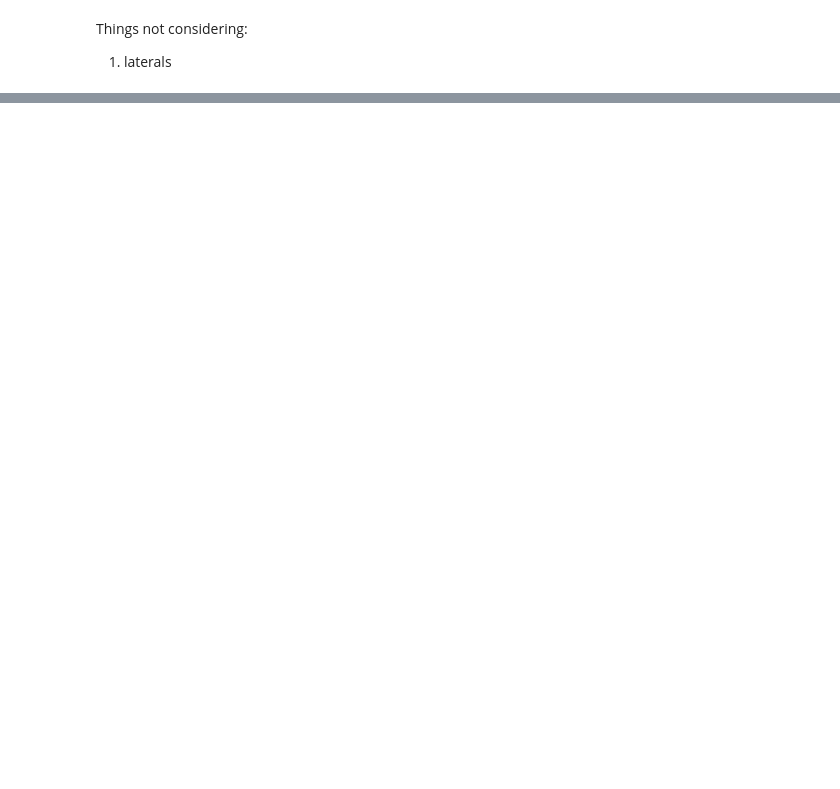
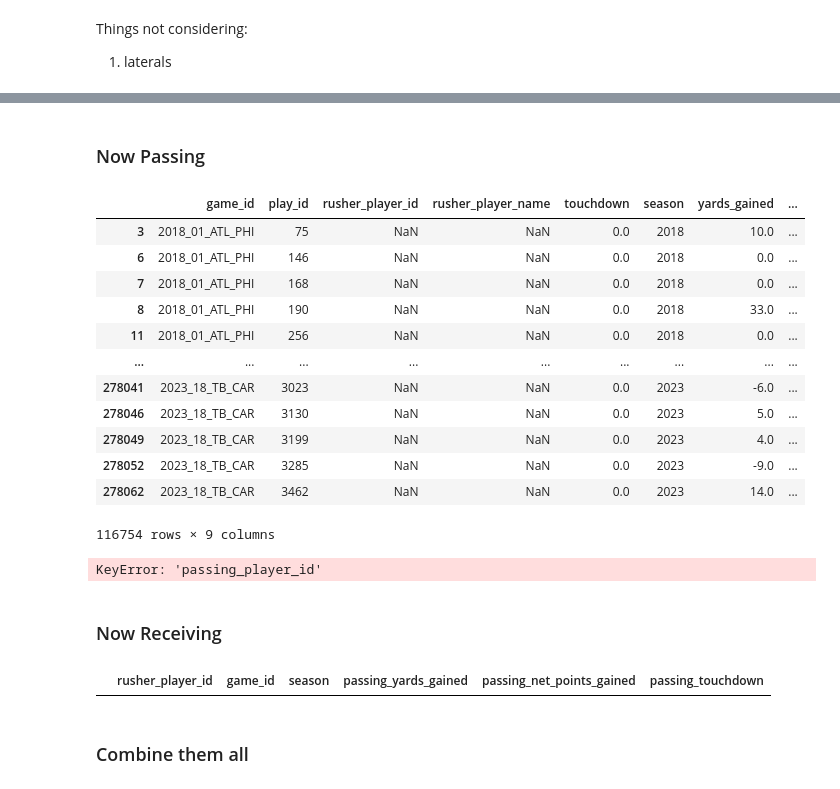
Before and after one commit to martin-nd/ff_2024, a Jupyter notebook: eda/eda-andrew.ipynb, the cells around one changed output, grey strips where cells are left out. Drawn from its saved outputs; the diff is of its cells as text; code cells hidden in the pictures; blank space fills up the shorter version.

```diff
--- a/eda/eda-andrew.ipynb
+++ b/eda/eda-andrew.ipynb
@@ -136,0 +120,29 @@ list(pbp_data.columns)
+# %%
+who_cares_the_others = ['QB','RB','WR','TE']
+# %%
+# 1.
+reg_season = pbp_data.loc[pbp_data.loc[:, 'season_type'] == 'REG']
+# %%
+# 2.
+rosters = pd.read_csv('../Data/2018-2023_rosters.csv')[['season',
+                                                        'position',
+                                                        'player_id']]
+
+# Passing
+passing_df = reg_season.merge(rosters.rename(columns={'player_id': 'passer_player_id',
+                                                            'position': 'passing_position'}), on=['season', 'passer_player_id'], how='left')
+
+passing_df = passing_df.loc[passing_df.passing_position.isin(who_cares_the_others), :]
+
+
+# Receiving
+receiving_df = reg_season.merge(rosters.rename(columns={'player_id': 'receiver_player_id',
+                                                             'position': 'receiving_position'}), on=['season', 'receiver_player_id'], how='left')
+
+receiving_df = receiving_df.loc[receiving_df.receiving_position.isin(who_cares_the_others), :]
+
+# Rushing
+rushing_df = reg_season.merge(rosters.rename(columns={'player_id': 'rusher_player_id',
+                                                      'position': 'rusher_position'}), on=['season', 'rusher_player_id'], how='left')
+
+rushing_df = rushing_df.loc[rushing_df.rusher_position.isin(who_cares_the_others), :]
@@ -136,0 +230,31 @@ list(pbp_data.columns)
+# %% [markdown]
+### Now Passing
+# %%
+passing_df_necessary_cols = passing_df.loc[:, ['game_id','play_id','rusher_player_id','rusher_player_name', 'touchdown',
+                                               'season','yards_gained','series_result','net_points_gained']]
+# %%
+passing_df_necessary_cols
+# %% [output]
+|  | game_id | play_id | rusher_player_id | rusher_player_name | touchdown | season | yards_gained | ... |
+| 3 | 2018_01_ATL_PHI | 75 | NaN | NaN | 0.0 | 2018 | 10.0 | ... |
+| 6 | 2018_01_ATL_PHI | 146 | NaN | NaN | 0.0 | 2018 | 0.0 | ... |
+| 7 | 2018_01_ATL_PHI | 168 | NaN | NaN | 0.0 | 2018 | 0.0 | ... |
+| 8 | 2018_01_ATL_PHI | 190 | NaN | NaN | 0.0 | 2018 | 33.0 | ... |
+| 11 | 2018_01_ATL_PHI | 256 | NaN | NaN | 0.0 | 2018 | 0.0 | ... |
+| ... | ... | ... | ... | ... | ... | ... | ... | ... |
+| 278041 | 2023_18_TB_CAR | 3023 | NaN | NaN | 0.0 | 2023 | -6.0 | ... |
+| 278046 | 2023_18_TB_CAR | 3130 | NaN | NaN | 0.0 | 2023 | 5.0 | ... |
+| 278049 | 2023_18_TB_CAR | 3199 | NaN | NaN | 0.0 | 2023 | 4.0 | ... |
+| 278052 | 2023_18_TB_CAR | 3285 | NaN | NaN | 0.0 | 2023 | -9.0 | ... |
+| 278062 | 2023_18_TB_CAR | 3462 | NaN | NaN | 0.0 | 2023 | 14.0 | ... |
+116754 rows × 9 columns
+# %%
+passing_game_agg = passing_df_necessary_cols.groupby(by=['passing_player_id','game_id','season']).agg({'yards_gained': 'sum',
+                                                                                                      'net_points_gained': 'sum',
+                                                                                                      'touchdown': 'sum'}).reset_index().rename(columns={'yards_gained': 'passing_yards_gained',
+                                                                                                                                                         'net_points_gained': 'passing_net_points_gained',
+                                                                                                                                                         'touchdown': 'passing_touchdown'})
+# %% [output]
+KeyError: 'passing_player_id'
+# %% [markdown]
+### Now Receiving
@@ -136,0 +270,6 @@ list(pbp_data.columns)
+# %%
+passing_game_agg
+# %% [output]
+|  | rusher_player_id | game_id | season | passing_yards_gained | passing_net_points_gained | passing_touchdown |
+# %% [markdown]
+### Combine them all
```
Also changed, not shown: parts of 18 cells of this notebook.
